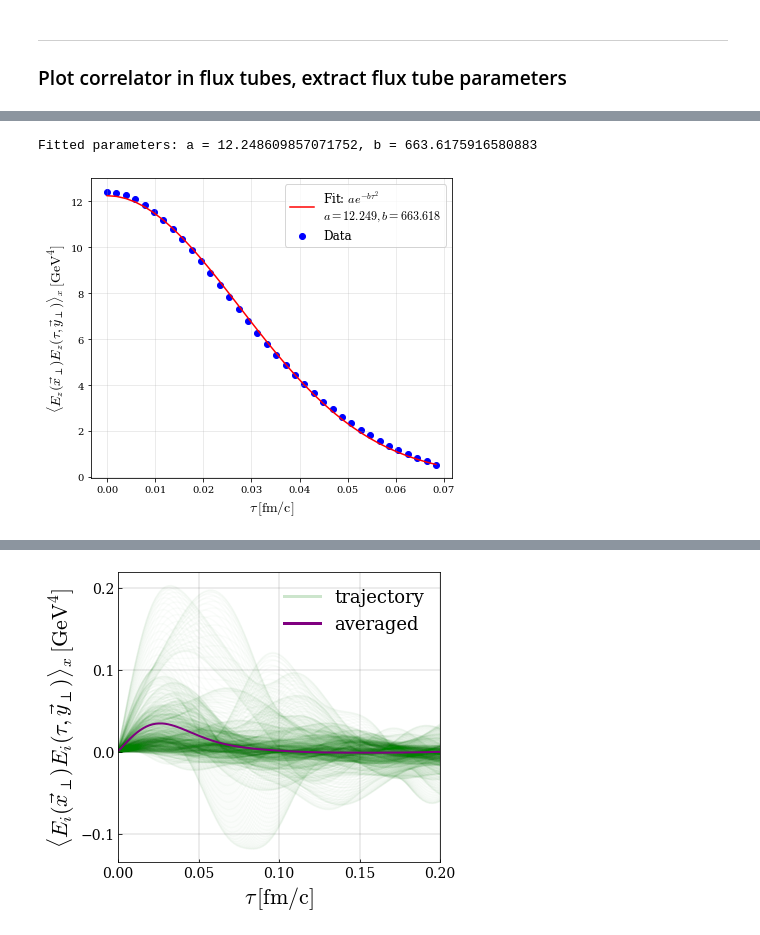
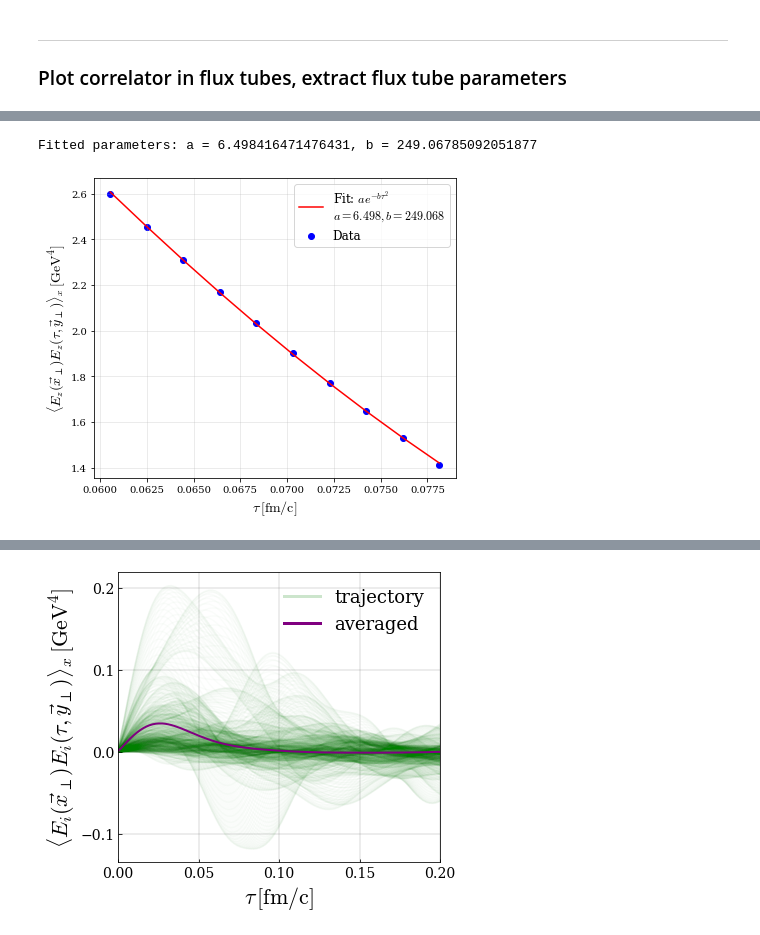
Before and after one commit to avramescudana/curraun, a Jupyter notebook: notebooks/field correlators/Electric and magnetic field correlators along eikonal jet trajectory.ipynb, the cells around one changed output, grey strips where cells are left out. Cells and saved outputs as stored; diff of their text form; code cells hidden in the pictures.

```diff
--- a/notebooks/field correlators/Electric and magnetic field correlators along eikonal jet trajectory.ipynb
+++ b/notebooks/field correlators/Electric and magnetic field correlators along eikonal jet trajectory.ipynb
@@ -71,11 +79,14 @@ hbarc = 0.197326
 a = L / N
 E0 = N / L * hbarc
 DT = 1.0 / DTS
-maxt = int((tau_max ) / a) * DTS
+maxt = int((tau_max) / a) * DTS
 
 # start of flux tube
-tau_start = a # 1st flux tube
-tstart = int((tau_start) / a)
+# tau_start = a # 1st flux tube
+# tau_start = 0.039 # 2nd flux tube
+# tau_start = 0.054 # 3rd flux tube
+tau_start = 0.06 # 4th flux tube
+tstart = int((tau_start) / a) * DTS + 1
 
 s = core.Simulation(N, DT, G)
 mv.set_seed(124)
@@ -126,17 +137,13 @@ with tqdm(total=maxt) as pbar:
         pbar.update(1)
 
 output['tau'], output['elcorr'], output['magcorr']  = delta_tau, elcorr, magcorr
-# %%
-with open('eik_jet_el_mag_corr_1_ev_1_flux_tube.pickle', 'wb') as f:
-    pickle.dump(output, f)
+# %%
+flux_tube = 4
+with open(f'eik_jet_el_mag_corr_1_ev_{flux_tube}_flux_tube.pickle', 'wb') as f:
+    pickle.dump(output, f)
 # %%
-# 1st flux tube, starting from \tau=0
-with open('eik_jet_el_mag_corr_1_ev_1_flux_tube.pickle', 'rb') as f:
+with open(f'eik_jet_el_mag_corr_1_ev_{flux_tube}_flux_tube.pickle', 'rb') as f:
     data = pickle.load(f)
-
-# 2nd flux tube, starting from \tau=0.04
-# with open('eik_jet_el_mag_corr_1_ev_2_flux_tube.pickle', 'rb') as f:
-#     data = pickle.load(f)
 
 tau = data['tau']
 elcorr = data['elcorr']
@@ -242,37 +296,50 @@ import matplotlib.pyplot as plt
 
 # Define the fitting function
 def exp_fit(tau, a, b):
     return a * np.exp(-b * tau**2)
 
 # Define the slice range
-delta_tau_1 = 0.00  # Start of the slice
-delta_tau_2 = 0.07  # End of the slice
+# 1st tube
+# delta_tau_1 = 0.00  # Start of the slice
+# delta_tau_2 = 0.07  # End of the slice
+
+# 2nd tube
+# delta_tau_1 = 0.039  # Start of the slice
+# delta_tau_2 = 0.08  # End of the slice
+
+# 3rd tube
+# delta_tau_1 = 0.054  # Start of the slice
+# delta_tau_2 = 0.09  # End of the slice
+
+# 4th tube
+delta_tau_1 = 0.06  # Start of the slice
+delta_tau_2 = 0.08  # End of the slice
 
 # Extract the slice
 mask = (delta_tau >= delta_tau_1) & (delta_tau <= delta_tau_2)
 delta_tau_slice = delta_tau[mask]
 elcorr_slice = elcorr[mask, 2]
 
 # Perform the curve fitting
 popt, pcov = curve_fit(exp_fit, delta_tau_slice, elcorr_slice)
 
 # Extract the fitted parameters
 a, b = popt
 print(f"Fitted parameters: a = {a}, b = {b}")
 
 # Plot the data and the fit
 plt.figure(figsize=(6, 5))
 plt.scatter(delta_tau_slice, elcorr_slice, label="Data", color="blue")
 plt.plot(delta_tau_slice, exp_fit(delta_tau_slice, a, b), label=f"Fit: $a e^{{-b \\tau^2}}$\n$a={a:.3f}, b={b:.3f}$", color="red")
 plt.xlabel(r"$\tau\,\mathrm{[fm/c]}$", fontsize=14)
 plt.ylabel(r"$\langle E_z(\vec{x}_\perp)E_z(\tau, \vec{y}_\perp)\rangle_x\,\mathrm{[GeV^4]}$", fontsize=14)
 plt.legend(fontsize=12)
 plt.grid(alpha=0.3)
 plt.tight_layout()
 plt.show()
 # %% [output]
-Fitted parameters: a = 12.248609857071752, b = 663.6175916580883
+Fitted parameters: a = 6.498416471476431, b = 249.06785092051877
-[figure, old version]
+[figure, new version]
 # %%
 tau_e = np.sqrt(1 / b)
 print(f"Exponential time scale: {tau_e:.3f} fm/c")
```
Also changed, not shown: parts of 12 cells of this notebook.
